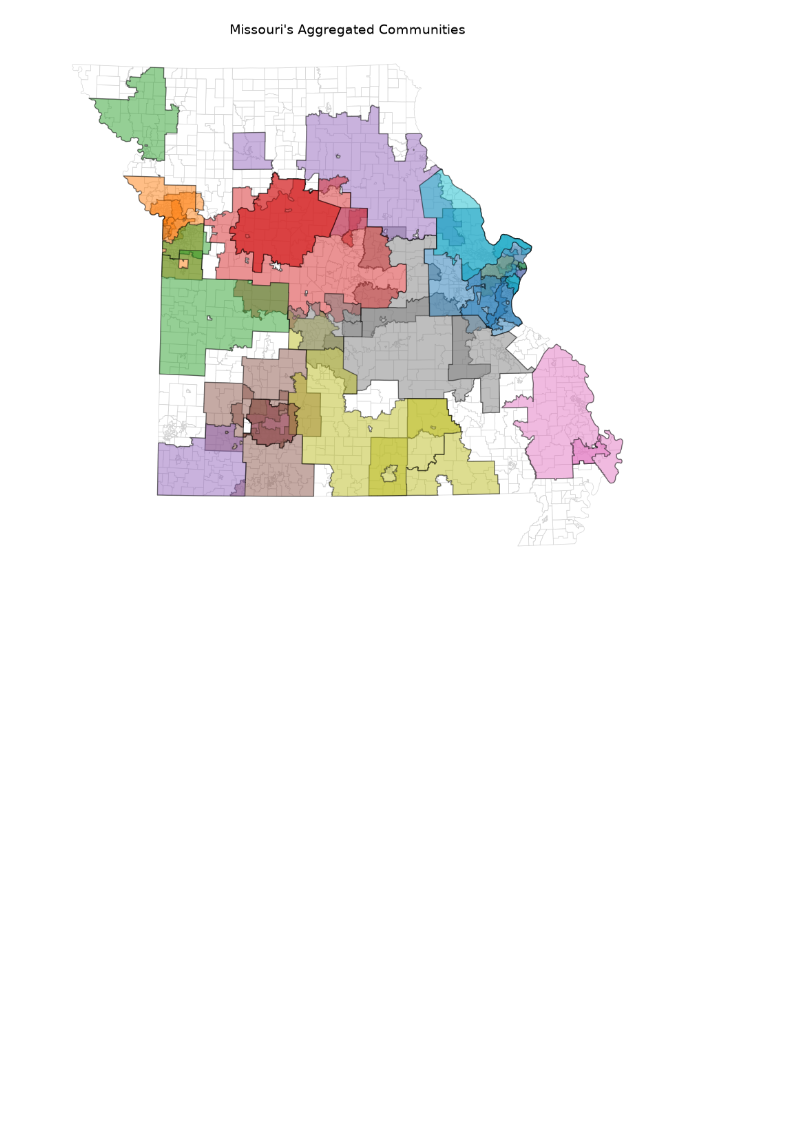
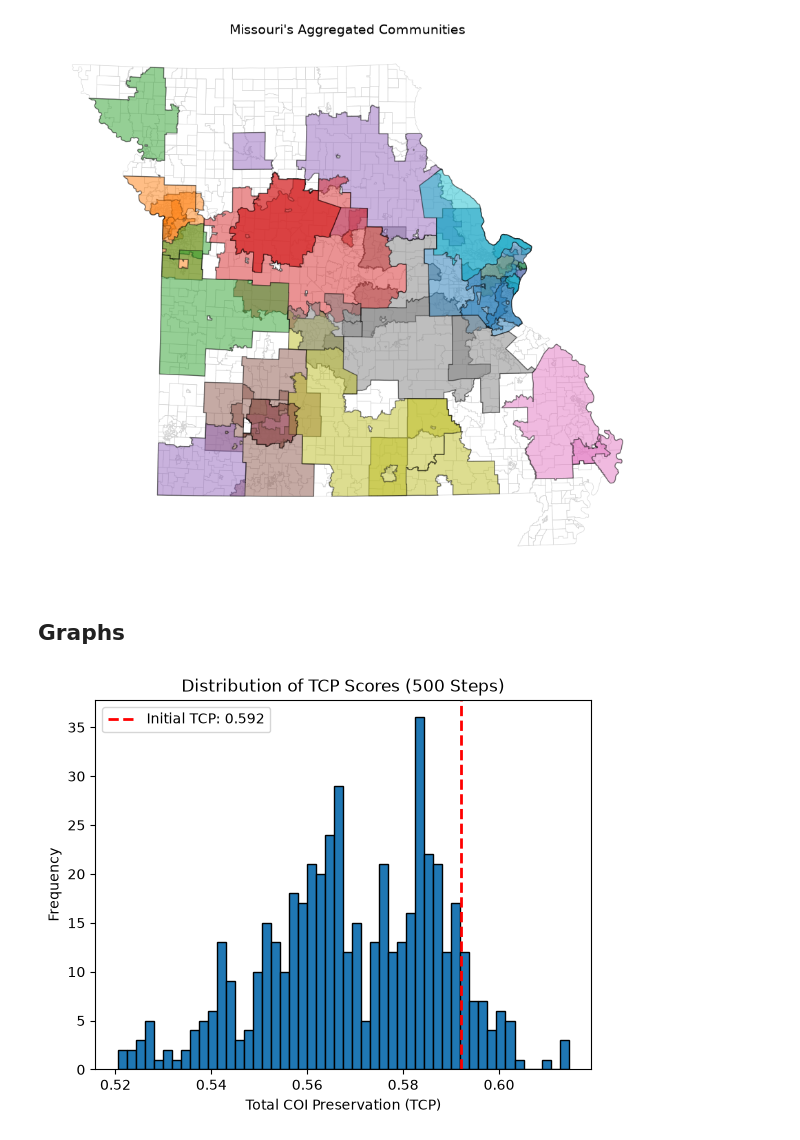
Before and after one commit to jevonlipsey/coi-preservation-project, a Jupyter notebook: mo_scoring.ipynb, the cells around one changed output. Drawn from its saved outputs; the diff is of its cells as text; code cells hidden in the pictures; blank space fills up the shorter version.

```diff
--- a/mo_scoring.ipynb
+++ b/mo_scoring.ipynb
@@ -68,0 +86,21 @@ display(vtds[['NAME', 'TOTPOP', 'COI_POPS']].head(10))
+# %%
+
+def extract_data(partition):
+    data_rows = []
+
+    for node_id in partition.graph.nodes:
+        assigned_dist = partition.assignment[node_id]
+        # grab the dict with community pop info
+        node_cois = partition.graph.nodes[node_id].get("COI_POPS", {})
+        for coi_id, coi_pop in node_cois.items():
+            data_rows.append(
+                {
+                    #TODO: no categories for this data so just 1 'coi' bucket, maybe NLP will give us categories later
+                    "category": "coi",
+                    "community_id": coi_id,
+                    "district": assigned_dist,
+                    "pop": coi_pop,
+                }
+            )
+
+    return pd.DataFrame(data_rows)
@@ -79,3 +283,24 @@ ax.axis("off")
 plt.show()
 # %% [output]
 [figure]
+# %% [markdown]
+## Graphs
+# %%
+# hist: tcp scores distribution
+plt.hist(tcp_scores, bins=50, edgecolor="black")
+initial_score = initial_partition["tcp_score"]
+plt.axvline(
+    initial_score,
+    color="red",
+    linestyle="dashed",
+    linewidth=2,
+    label=f"Initial TCP: {initial_score:.3f}",
+)
+
+plt.title(f"Distribution of TCP Scores ({MARKOV_STEPS} Steps)")
+plt.xlabel("Total COI Preservation (TCP)")
+plt.ylabel("Frequency")
+plt.legend()
+plt.show()
+# %% [output]
+[figure, added]
```
Also changed, not shown: parts of 17 cells of this notebook, 1 other file.
